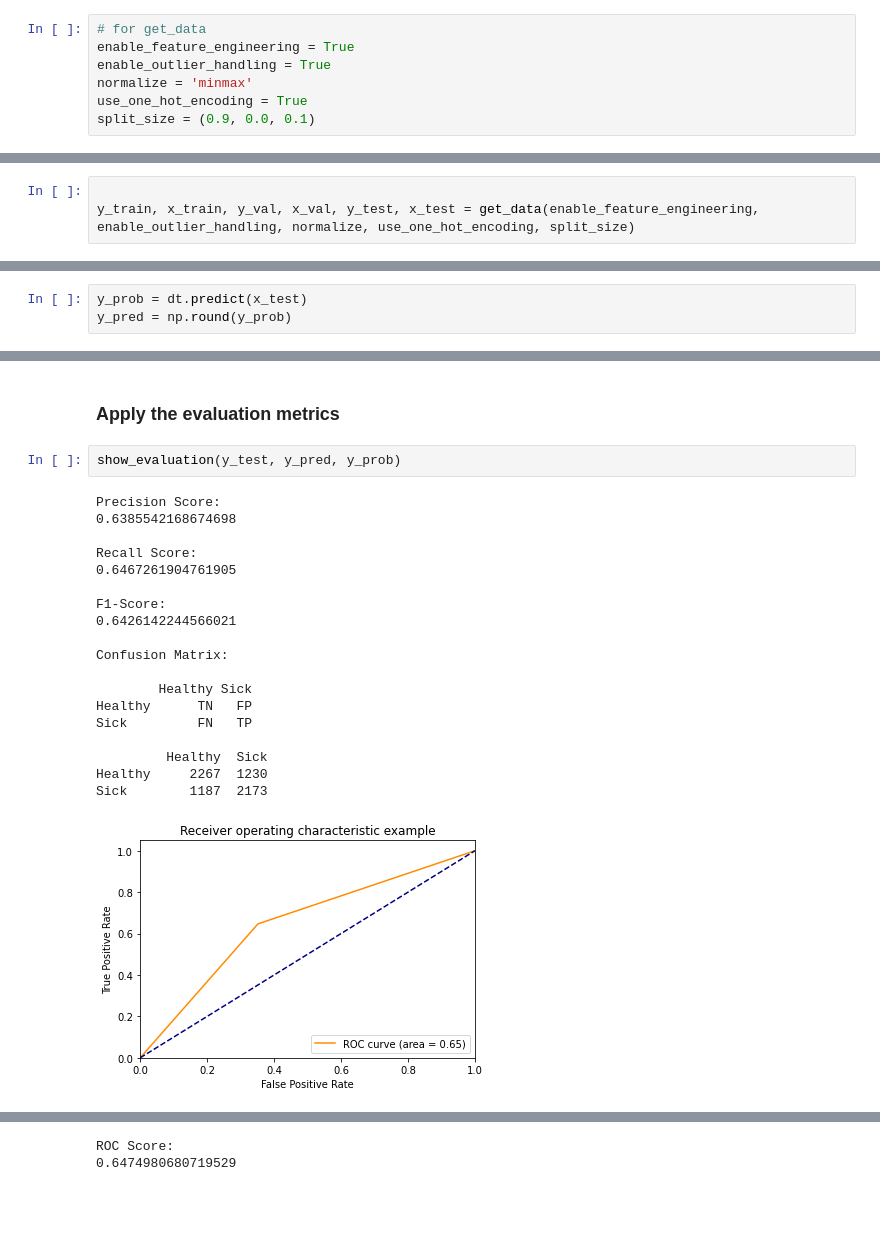
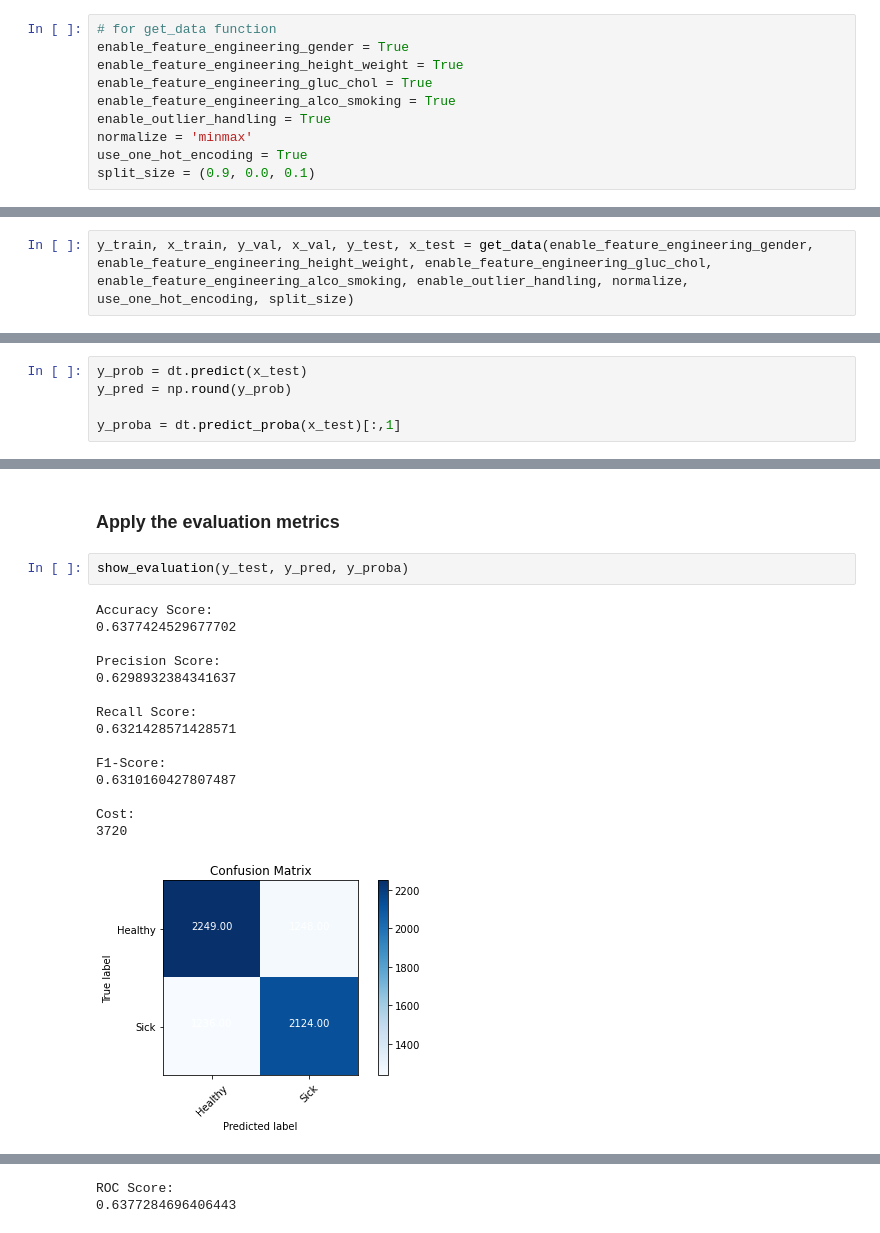
Before and after one commit to LJ171/CardioDiseaseClassification, a Jupyter notebook: 02_data_mining/decision_tree.ipynb, the cells around one changed output, grey strips where cells are left out. Drawn from its saved outputs; the diff is of its cells as text; blank space fills up the shorter version.

```diff
--- a/02_data_mining/decision_tree.ipynb
+++ b/02_data_mining/decision_tree.ipynb
@@ -27,8 +27,11 @@ from sklearn.preprocessing import StandardScaler
 # %% [markdown]
 ### Hyperparmeters
 # %%
-# for get_data
-enable_feature_engineering = True
+# for get_data function
+enable_feature_engineering_gender = True
+enable_feature_engineering_height_weight = True
+enable_feature_engineering_gluc_chol = True
+enable_feature_engineering_alco_smoking = True
 enable_outlier_handling = True
 normalize = 'minmax'
 use_one_hot_encoding = True
@@ -36,8 +39,7 @@ split_size = (0.9, 0.0, 0.1)
 # %% [markdown]
 ### Get the data
 # %%
-
-y_train, x_train, y_val, x_val, y_test, x_test = get_data(enable_feature_engineering, enable_outlier_handling, normalize, use_one_hot_encoding, split_size)
+y_train, x_train, y_val, x_val, y_test, x_test = get_data(enable_feature_engineering_gender, enable_feature_engineering_height_weight, enable_feature_engineering_gluc_chol, enable_feature_engineering_alco_smoking, enable_outlier_handling, normalize, use_one_hot_encoding, split_size)
 # %% [output]
 Dropped 24 duplicate rows.
 Dropped 86 rows -> height too low.
@@ -66,3 +68,5 @@ DecisionTreeClassifier()
 # %%
 y_prob = dt.predict(x_test)
 y_pred = np.round(y_prob)
+
+y_proba = dt.predict_proba(x_test)[:,1]
@@ -75,24 +73,20 @@ Accuracy: 64.75%
 # %% [markdown]
 ### Apply the evaluation metrics
 # %%
-show_evaluation(y_test, y_pred, y_prob)
+show_evaluation(y_test, y_pred, y_proba)
 # %% [output]
+Accuracy Score:
+0.6377424529677702
+
 Precision Score:
-0.6385542168674698
+0.6298932384341637
 
 Recall Score:
-0.6467261904761905
+0.6321428571428571
 
 F1-Score:
-0.6426142244566021
+0.6310160427807487
 
-Confusion Matrix:
-
-        Healthy Sick
-Healthy      TN   FP
-Sick         FN   TP
-
-         Healthy  Sick
-Healthy     2267  1230
-Sick        1187  2173
+Cost:
+3720
-[figure, old version]
+[figure, new version]
@@ -99,5 +95,5 @@ Sick        1187  2173
 ROC Score:
-0.6474980680719529
+0.6377284696406443
 # %%
  # Creating an standardscaler object
 std_slc = StandardScaler()
```
Also changed, not shown: parts of 6 cells of this notebook, 9 other files.
